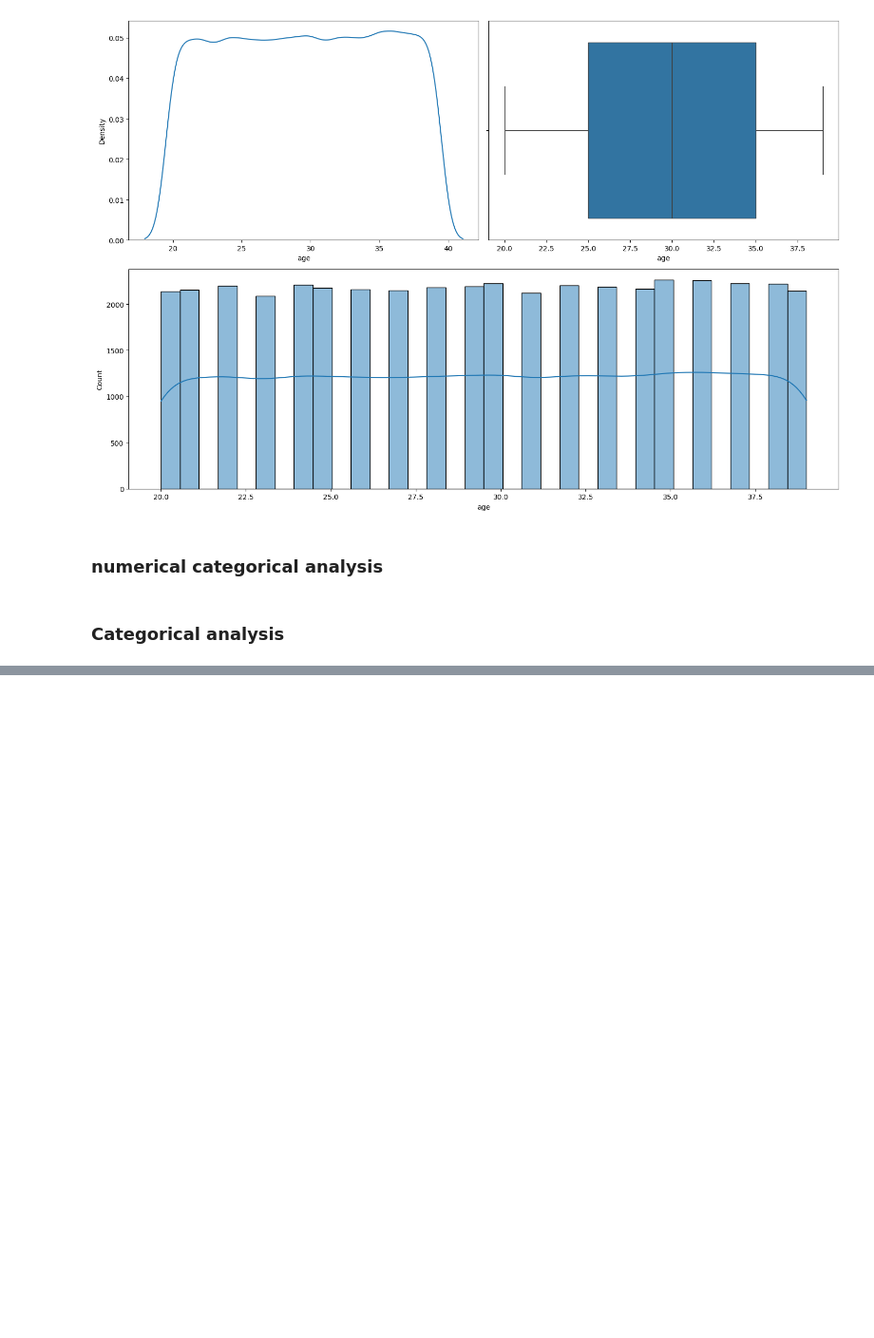
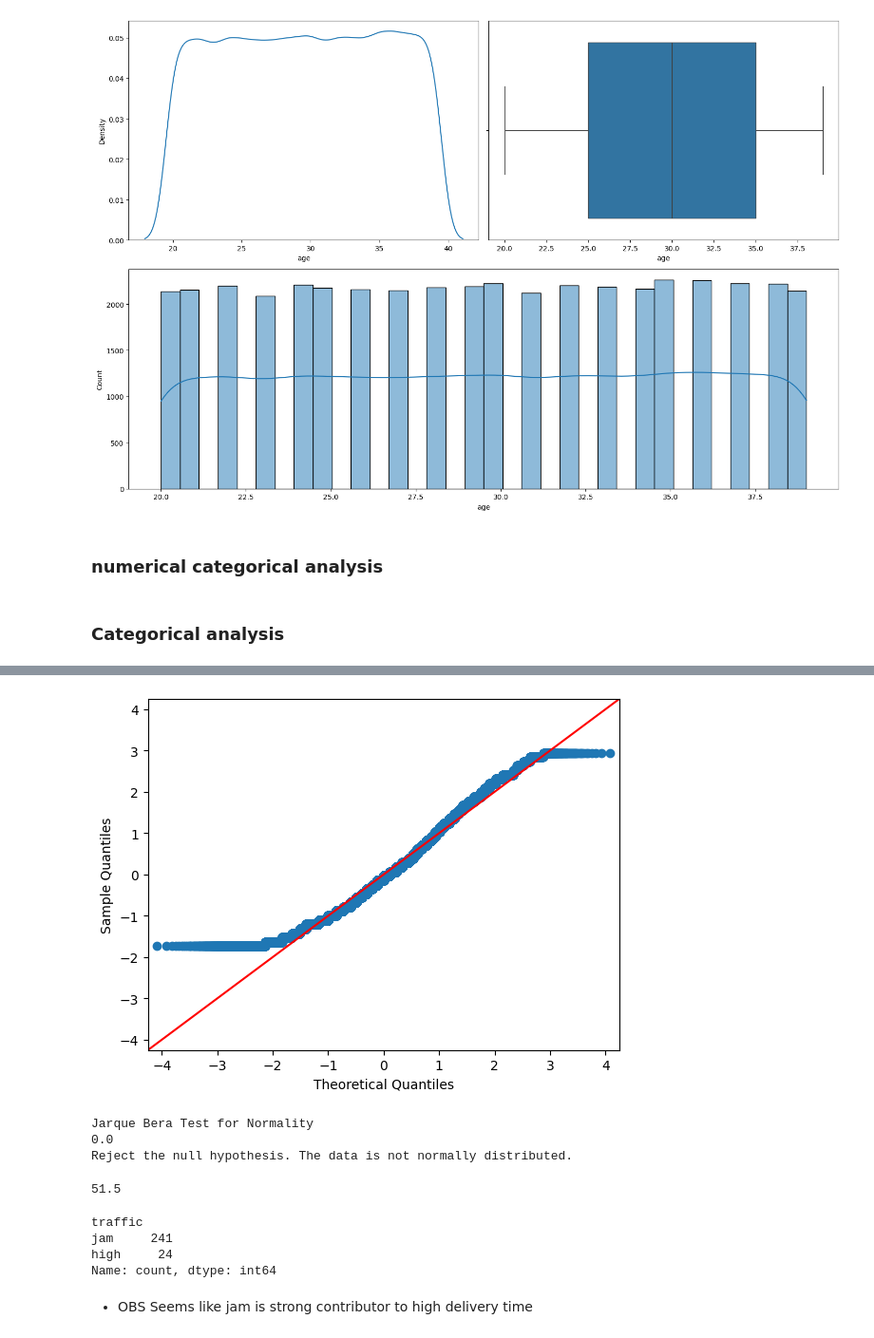
Before and after one commit to vashisthrahul13/Swiggy-Food-Delivery-Time-Predictor, a Jupyter notebook: Notebooks/02_Dataset_EDA.ipynb, the cells around one changed output, grey strips where cells are left out. Shown: that part at 95% size. Saved outputs shown, nothing was run; the diff lists cells and outputs as text; code cells hidden in the pictures; blank space fills up the shorter version.

```diff
--- a/Notebooks/02_Dataset_EDA.ipynb
+++ b/Notebooks/02_Dataset_EDA.ipynb
@@ -213,0 +315,30 @@ unique categories = ['Sunny' 'Stormy' 'Sandstorms' 'Cloudy' 'Fog' 'Windy' nan]
+# %%
+fig = sm.qqplot(df['time_taken'],fit=True ,line='45')
+# %% [output]
+[figure, added]
+# %%
+#test for normality
+test_for_normality(df,'time_taken')
+# %% [output]
+Jarque Bera Test for Normality
+0.0
+Reject the null hypothesis. The data is not normally distributed.
+# %%
+#checking out rows where data is acting as outlier
+IQR = df['time_taken'].quantile(0.75) - df['time_taken'].quantile(0.25)
+
+upper_bound = df['time_taken'].quantile(0.75) + 1.5*IQR
+upper_bound
+# %% [output]
+51.5
+# %%
+outlier_df = df[df['time_taken']>upper_bound]
+outlier_df['traffic'].value_counts()
+# %% [output]
+traffic
+jam     241
+high     24
+Name: count, dtype: int64
+# %% [markdown]
+- OBS
+Seems like jam is strong contributor to high delivery time
```
Also changed, not shown: parts of 41 cells of this notebook, 1 other file.
